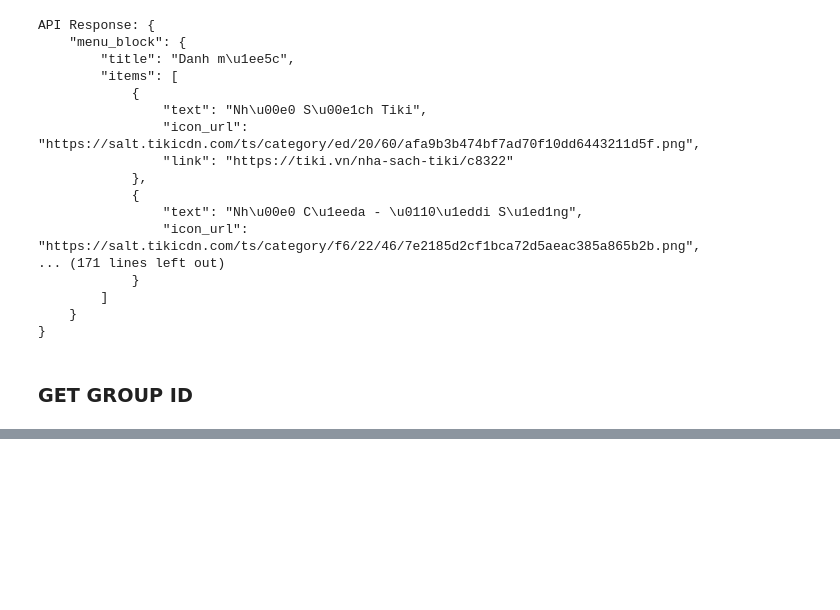
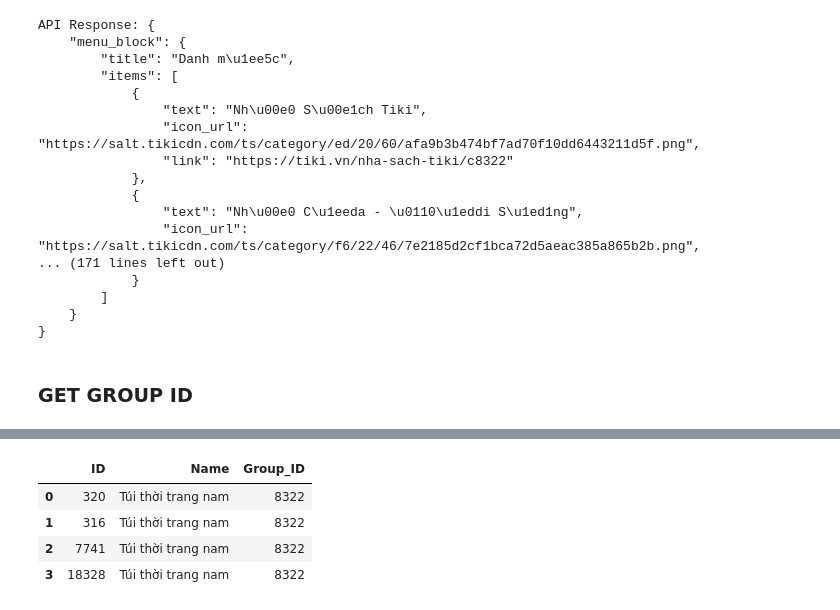
Before and after one commit to KieTuaNguyen/ETL_FinalYearProject, a Jupyter notebook: Tiki/APIProcess.ipynb, the cells around one changed output, grey strips where cells are left out. Saved outputs shown, nothing was run; the diff lists cells and outputs as text; code cells hidden in the pictures; blank space fills up the shorter version.

```diff
--- a/Tiki/APIProcess.ipynb
+++ b/Tiki/APIProcess.ipynb
@@ -61,0 +80,12 @@ group.to_csv("tiki_group.csv", index=False)
+# %%
+# Assump that we want to extract parent categoy id from *8322* group
+group_id = "8322"
+URL = "https://tiki.vn/api/v2/categories?include=children&parent_id=" + group_id
+
+response = requests.get(URL, headers=HEADERS)
+
+if response.status_code == 200:
+    data = response.json()
+    print("API Response:", json.dumps(data, indent=4))
+else:
+    print("Failed to fetch data:", response.status_code)
@@ -61,0 +110,20 @@ group.to_csv("tiki_group.csv", index=False)
+# %%
+# Extract parent category data from API respone
+parent_categories = data["data"]
+parent_category_list = []
+
+for parent_category in parent_categories:
+    id = parent_category["id"]
+    name = parent_category["name"]
+    # Extract category ID from the link
+    parent_category_list.append([id, text, group_id])
+# %%
+# Convert to DataFrame
+parent_category = pd.DataFrame(parent_category_list, columns=["ID", "Name", "Group_ID"])
+parent_category
+# %% [output]
+|  | ID | Name | Group_ID |
+| 0 | 320 | Túi thời trang nam | 8322 |
+| 1 | 316 | Túi thời trang nam | 8322 |
+| 2 | 7741 | Túi thời trang nam | 8322 |
+| 3 | 18328 | Túi thời trang nam | 8322 |
```
Also changed, not shown: parts of 7 cells of this notebook, 1 other file.
